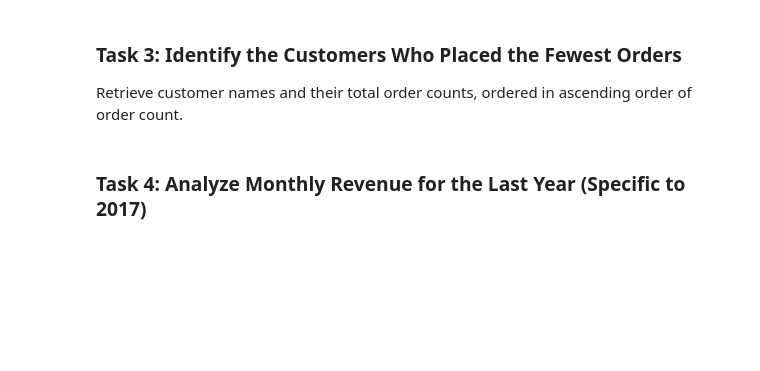
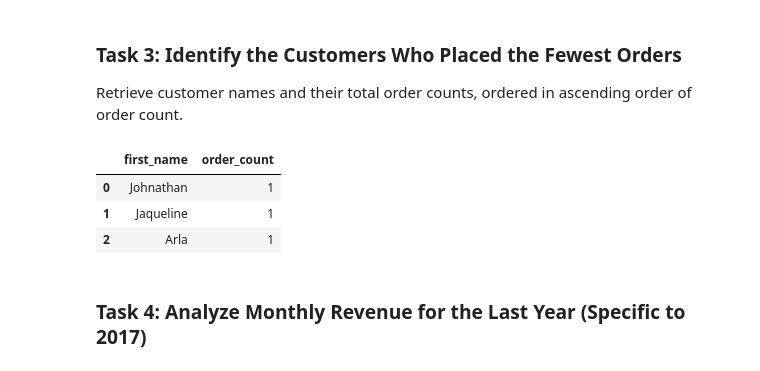
Before and after one commit to youssefsalah224/workshop, a Jupyter notebook: SQL Data Analysis Workshop.ipynb, the cells around one changed output. Cells and saved outputs as stored; diff of their text form; code cells hidden in the pictures; blank space fills up the shorter version.

```diff
--- a/SQL Data Analysis Workshop.ipynb
+++ b/SQL Data Analysis Workshop.ipynb
@@ -347,6 +419,27 @@ Retrieve the store name and total revenue (sum of list_price * quantity) across
 # %% [markdown]
 ### Task 3: Identify the Customers Who Placed the Fewest Orders
 Retrieve customer names and their total order counts, ordered in ascending order of order count.
+# %%
+query ="""
+SELECT
+         customers.first_name  ,
+         COUNT(orders.order_id ) AS order_count
+from
+   Customers
+LEFT JOIN orders
+     ON orders.customer_id= Customers.customer_id
+GROUP BY customers.first_name
+ORDER BY order_count ASC
+LIMIT 3;
+"""
+
+df=pd.read_sql(query,connect)
+df
+# %% [output]
+|  | first_name | order_count |
+| 0 | Johnathan | 1 |
+| 1 | Jaqueline | 1 |
+| 2 | Arla | 1 |
 # %% [markdown]
 ### Task 4: Analyze Monthly Revenue for the Last Year (Specific to 2017)
 # %% [markdown]
```
Also changed, not shown: parts of 11 cells of this notebook.
